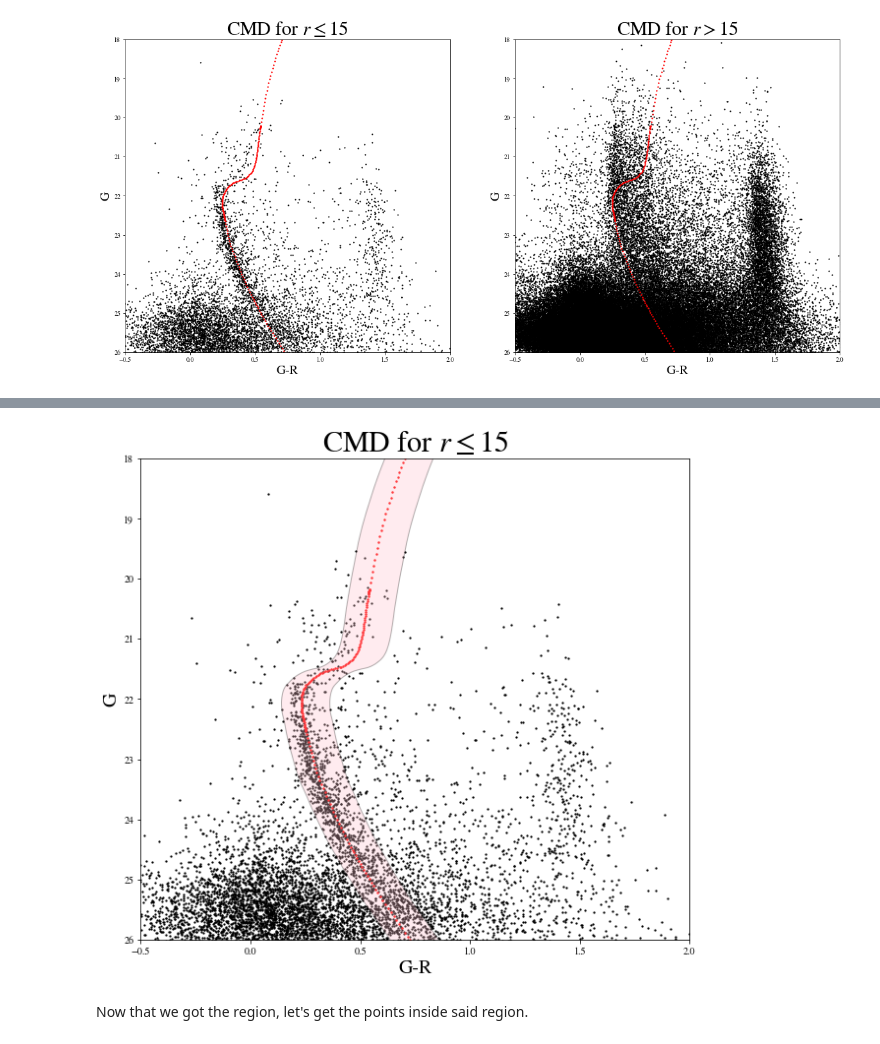
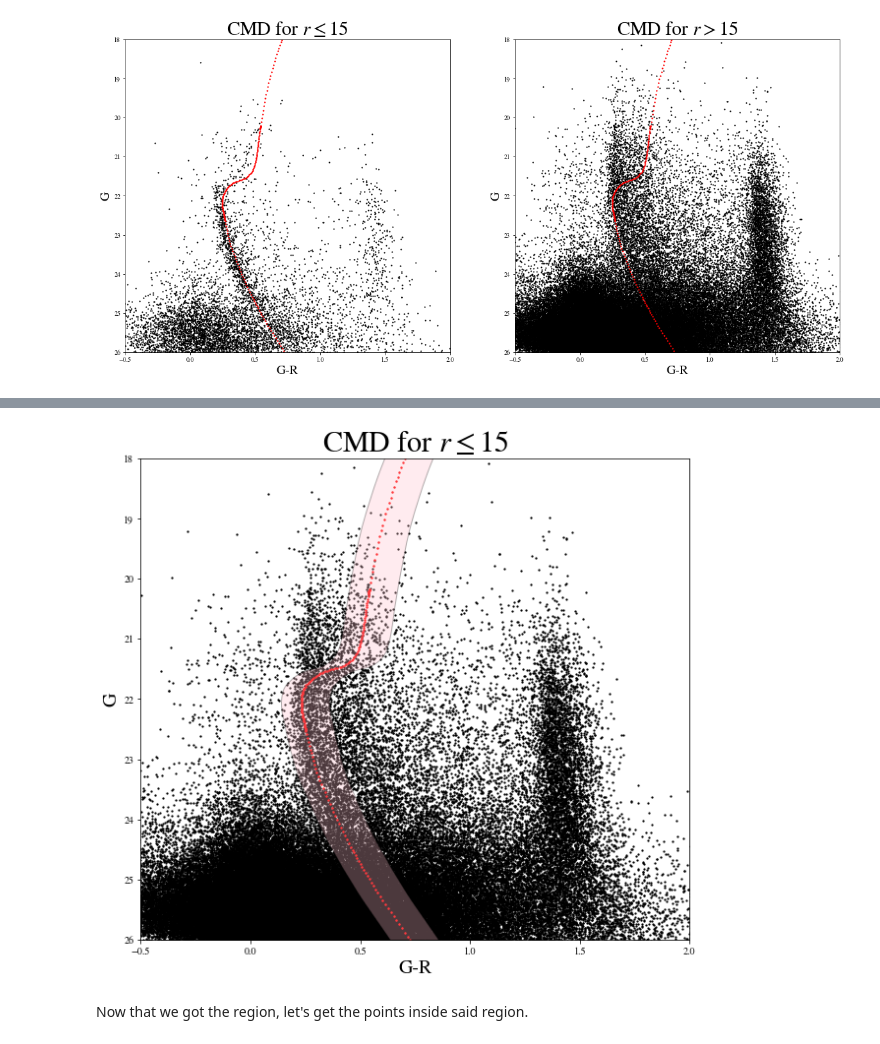
Before and after one commit to vPedreros/MW_Satellites, a Jupyter notebook: MW_satellites_nb.ipynb, the cells around one changed output, grey strips where cells are left out. Saved outputs shown, nothing was run; the diff lists cells and outputs as text; code cells hidden in the pictures.

```diff
--- a/MW_satellites_nb.ipynb
+++ b/MW_satellites_nb.ipynb
@@ -321,9 +321,9 @@ def show_region(df, df_iso):
     ax.set_ylim((18, 26))
     ax.set_ylim(ax.get_ylim()[::-1])
 # %%
-show_region(df_new, df_iso1)
+show_region(df_filtered, df_iso1)
 # %% [output]
-[figure, old version]
+[figure, new version]
 # %% [markdown]
 Now that we got the region, let's get the points inside said region.
 # %%
```
Also changed, not shown: parts of 8 cells of this notebook, 1 other file.
